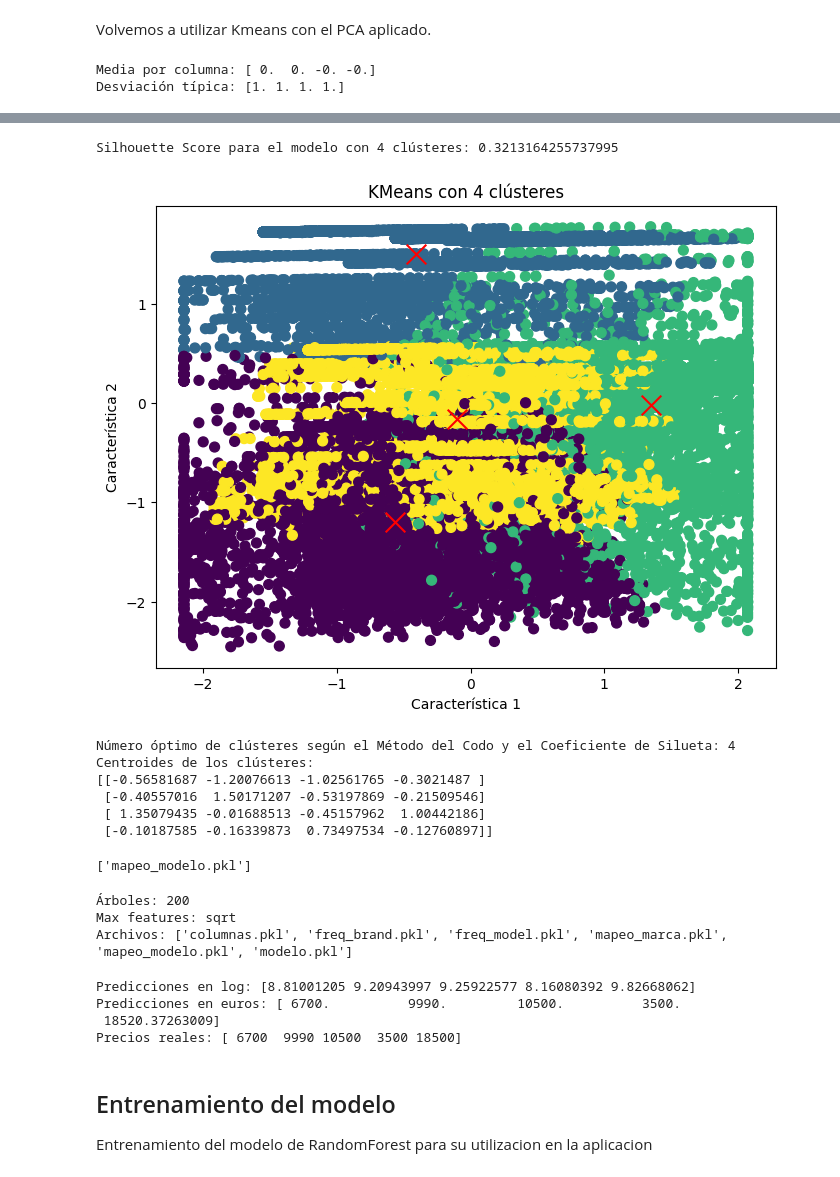
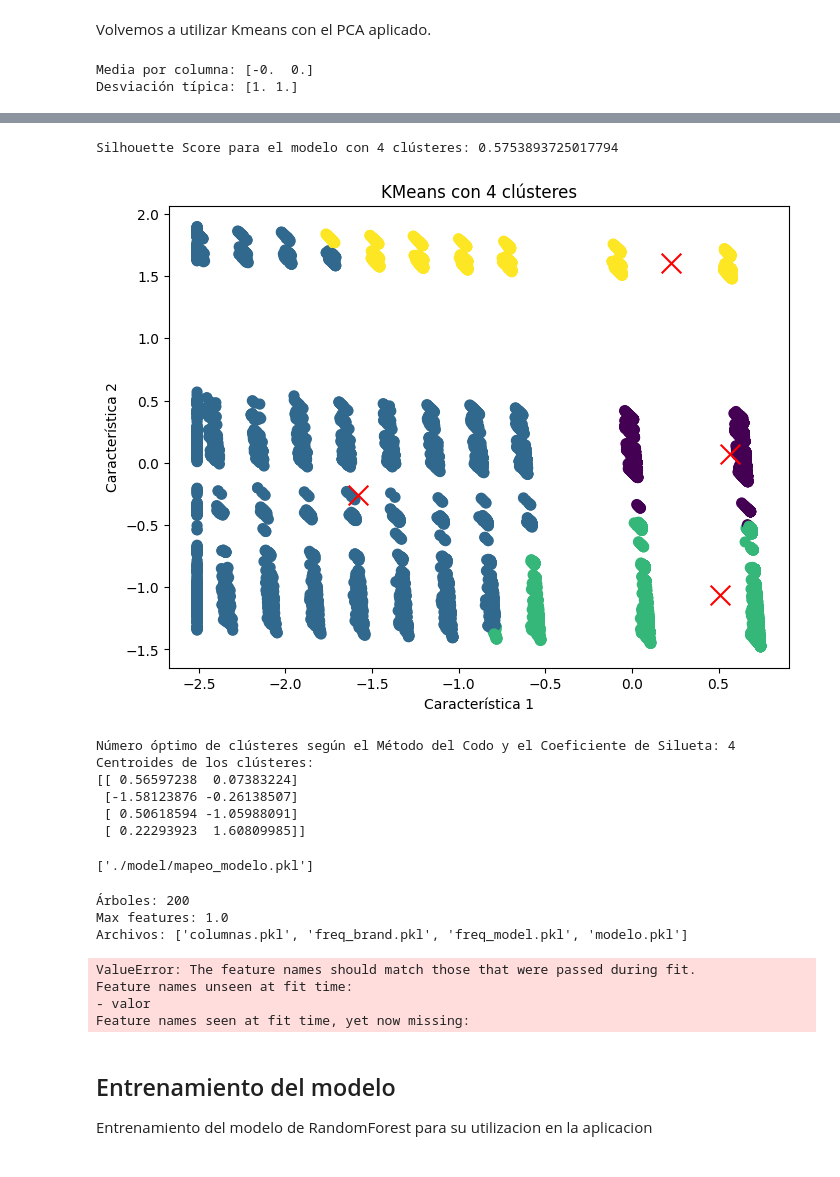
Before and after one commit to andreabesa/Proyecto-Concesionario, a Jupyter notebook: notebook.ipynb, the cells around one changed output, grey strips where cells are left out. Cells and saved outputs as stored; diff of their text form; code cells hidden in the pictures.

Commit message:
Reajustado modelo de randomforest

```diff
--- a/notebook.ipynb
+++ b/notebook.ipynb
@@ -503,7 +507,7 @@ from sklearn.decomposition import PCA, IncrementalPCA
 
 
 # 1. Cargar el conjunto de datos Wine
-X = df_dummies.sample(70000) # Las características
+X = df_dummies.sample(30000) # Las características
 
 scaler = StandardScaler()
 X_scaled = scaler.fit_transform(X)
@@ -1149,7 +1135,7 @@ print(f"Componentes para 95% varianza: {n_95}")  # ~ 28 de 64
 Componentes para 95% varianza: 9
 # %%
 # Conservar el 95% de la varianza, número de componentes automático
-pca = PCA(n_components=0.95)
+pca = PCA(n_components=2)
 X_pca = pca.fit_transform(X_scaled)
 
 print(f"Componentes elegidos: {pca.n_components_}")
@@ -1182,7 +1168,7 @@ from sklearn.decomposition import PCA, IncrementalPCA
 np.random.seed(42)
 
 # 1. Cargar el conjunto de datos Wine
-X = pca_df.sample(70000) # Las características
+X = pca_df.sample(30000) # Las características
 
 X_p = pca.fit_transform(X)
 
@@ -1267,5 +1253,5 @@ print(f'Número óptimo de clústeres según el Método del Codo y el Coeficient
 print('Centroides de los clústeres:')
 print(kmeans.cluster_centers_)
 # %% [output]
-Media por columna: [ 0.  0. -0. -0.]
-Desviación típica: [1. 1. 1. 1.]
+Media por columna: [-0.  0.]
+Desviación típica: [1. 1.]
@@ -1274,20 +1260,20 @@ Desviación típica: [1. 1. 1. 1.]
-Silhouette Score para el modelo con 4 clústeres: 0.3213164255737995
+Silhouette Score para el modelo con 4 clústeres: 0.5753893725017794
-[figure, old version]
+[figure, new version]
 Número óptimo de clústeres según el Método del Codo y el Coeficiente de Silueta: 4
 Centroides de los clústeres:
-[[-0.56581687 -1.20076613 -1.02561765 -0.3021487 ]
- [-0.40557016  1.50171207 -0.53197869 -0.21509546]
- [ 1.35079435 -0.01688513 -0.45157962  1.00442186]
- [-0.10187585 -0.16339873  0.73497534 -0.12760897]]
+[[ 0.56597238  0.07383224]
+ [-1.58123876 -0.26138507]
+ [ 0.50618594 -1.05988091]
+ [ 0.22293923  1.60809985]]
 # %%
 import joblib
-joblib.dump(best_model, 'modelo.pkl')
-joblib.dump(scaler, 'scaler.pkl')
-joblib.dump(list(X.columns), 'columnas.pkl')
-joblib.dump(mapeo_marca, 'mapeo_marca.pkl')
-joblib.dump(mapeo_modelo, 'mapeo_modelo.pkl')
+joblib.dump(best_model, './model/modelo.pkl')
+joblib.dump(scaler, './model/scaler.pkl')
+joblib.dump(list(X.columns), './model/columnas.pkl')
+joblib.dump(mapeo_marca, './model/mapeo_marca.pkl')
+joblib.dump(mapeo_modelo, './model/mapeo_modelo.pkl')
 # %% [output]
-['mapeo_modelo.pkl']
+['./model/mapeo_modelo.pkl']
 # %%
 import joblib, numpy as np, pandas as pd
 
@@ -1317,12 +1303,12 @@ with open('marcas_modelos.json', 'w') as f:
 import joblib
 import os
 
-BASE  = r'C:\Users\Absan\Documents\Cursos\Python con IA\Proyecto'
+BASE  = r'..\Proyecto\model'
 MODEL = os.path.join(BASE, 'model')
 os.makedirs(MODEL, exist_ok=True)
 
-joblib.dump(best_model,            os.path.join(MODEL, 'modelo.pkl'))
-joblib.dump(list(X_final.columns), os.path.join(MODEL, 'columnas.pkl'))
+joblib.dump(model_best,            os.path.join(MODEL, 'modelo.pkl'))
+joblib.dump(list(X.columns), os.path.join(MODEL, 'columnas.pkl'))
 joblib.dump(freq_brand,            os.path.join(MODEL, 'freq_brand.pkl'))
 joblib.dump(freq_model,            os.path.join(MODEL, 'freq_model.pkl'))
 
@@ -1333,14 +1319,14 @@ print(f"Max features: {m.max_features}")
 print(f"Archivos: {os.listdir(MODEL)}")
 # %% [output]
 Árboles: 200
-Max features: sqrt
-Archivos: ['columnas.pkl', 'freq_brand.pkl', 'freq_model.pkl', 'mapeo_marca.pkl', 'mapeo_modelo.pkl', 'modelo.pkl']
+Max features: 1.0
+Archivos: ['columnas.pkl', 'freq_brand.pkl', 'freq_model.pkl', 'modelo.pkl']
 # %%
 import joblib
 import numpy as np
 
 # Cargar el modelo guardado y probar con datos de entrenamiento
-model_cargado = joblib.load('modelo.pkl')
+model_cargado = joblib.load('./model/modelo.pkl')
 
 # Probar con los primeros 5 ejemplos del propio entrenamiento
 prueba = X_train[:5]
@@ -1349,10 +1335,10 @@ print("Predicciones en log:", pred)
 print("Predicciones en euros:", np.expm1(pred))
 print("Precios reales:", y_train[:5].values)
 # %% [output]
-Predicciones en log: [8.81001205 9.20943997 9.25922577 8.16080392 9.82668062]
-Predicciones en euros: [ 6700.          9990.         10500.          3500.
- 18520.37263009]
-Precios reales: [ 6700  9990 10500  3500 18500]
+ValueError: The feature names should match those that were passed during fit.
+Feature names unseen at fit time:
+- valor
+Feature names seen at fit time, yet now missing:
 # %% [markdown]
 ## Entrenamiento del modelo
 Entrenamiento del modelo de RandomForest para su utilizacion en la aplicacion
```
Also changed, not shown: parts of 19 cells of this notebook, 3 other files.
